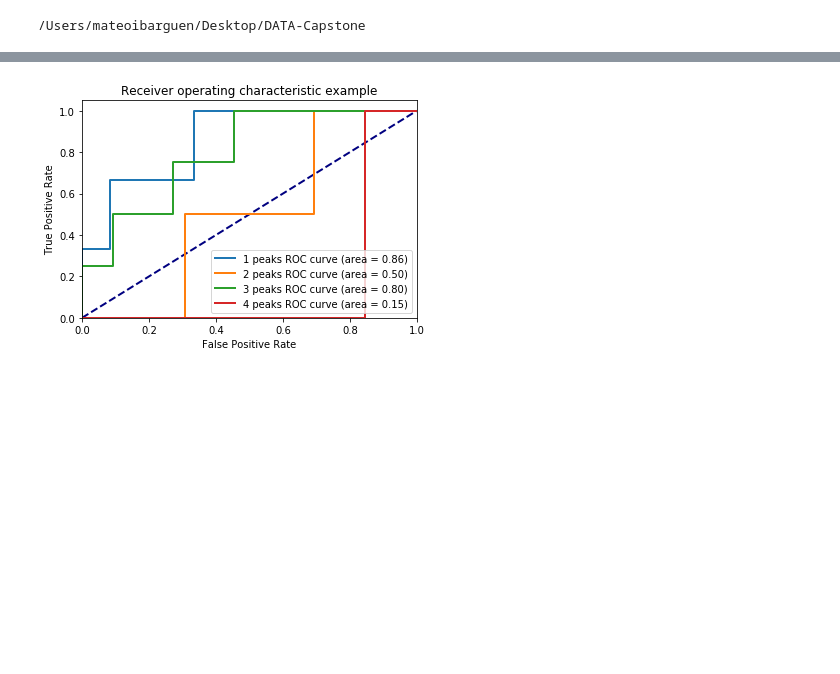
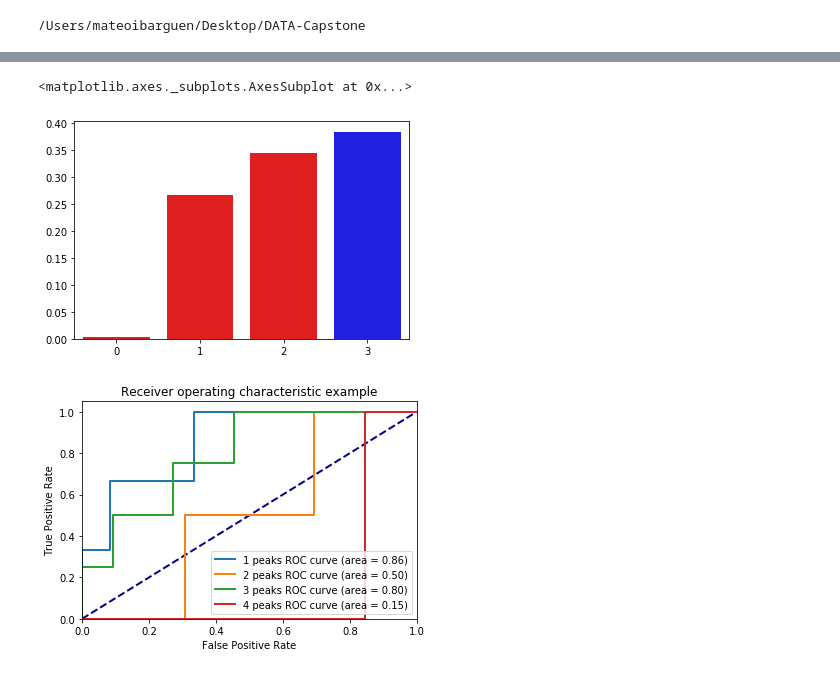
Before and after one commit to NathanPhilliber/DATA-Capstone, a Jupyter notebook: models/notebooks/05-num_channels_exploration.ipynb, the cells around one changed output, grey strips where cells are left out. Saved outputs shown, nothing was run; the diff lists cells and outputs as text; code cells hidden in the pictures; blank space fills up the shorter version.

```diff
--- a/models/notebooks/05-num_channels_exploration.ipynb
+++ b/models/notebooks/05-num_channels_exploration.ipynb
@@ -106,3 +217,8 @@ roc_auc = roc_auc_score(y_true_one, probs_one)
+# %%
+sns.barplot(x = [i for i in range(len(evaluation_report.labels))], y = evaluation_report.probs.mean(axis=0), palette=['red', 'red', 'red', 'blue'])
+# %% [output]
+<matplotlib.axes._subplots.AxesSubplot at 0x...>
+[figure, added]
 # %%
 probs = g.keras_model.predict_proba(X_test)
 num_peaks = 4
```
Also changed, not shown: parts of 22 cells of this notebook, 5 other files.
